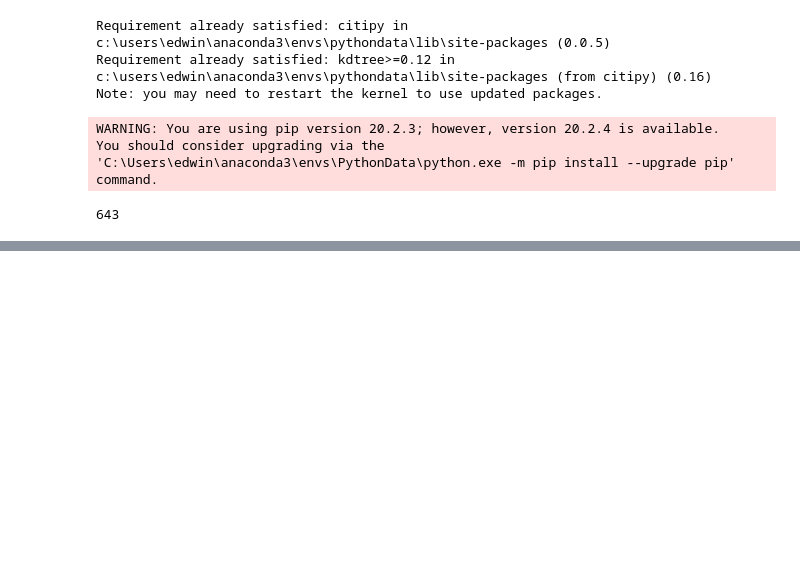
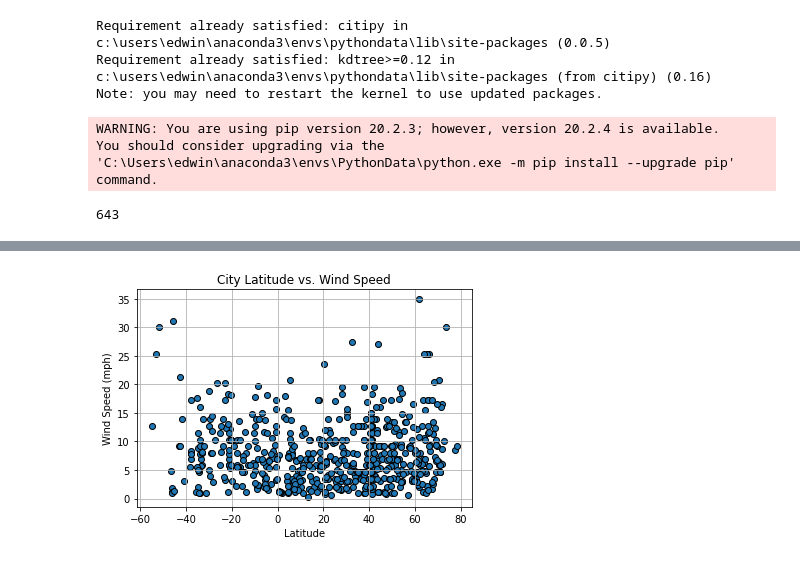
Before and after one commit to EdwinVargas22/UCI-Edwin-Vargas-Homework, a Jupyter notebook: 06-Python-API-Challenge/WeatherPy/WeatherPy.ipynb, the cells around one changed output, grey strips where cells are left out. Drawn from its saved outputs; the diff is of its cells as text; code cells hidden in the pictures; blank space fills up the shorter version.

```diff
--- a/06-Python-API-Challenge/WeatherPy/WeatherPy.ipynb
+++ b/06-Python-API-Challenge/WeatherPy/WeatherPy.ipynb
@@ -106,0 +198,13 @@ http://api.openweathermap.org/data/2.5/weather?units=Imperial&appid=630d4240179e
+# %%
+# Latitude vs Wind Speed Plot
+plt.scatter(weather_city_data['Lat'], weather_city_data['Wind Speed'], edgecolor="black", marker="o")
+
+plt.title("City Latitude vs. Wind Speed")
+plt.ylabel("Wind Speed (mph)")
+plt.xlabel("Latitude")
+plt.grid(True)
+
+plt.savefig("Latitude vs. Wind Speed Plot.png")
+plt.show()
+# %% [output]
+[figure, added]
```
Also changed, not shown: parts of 8 cells of this notebook, 4 other files.
